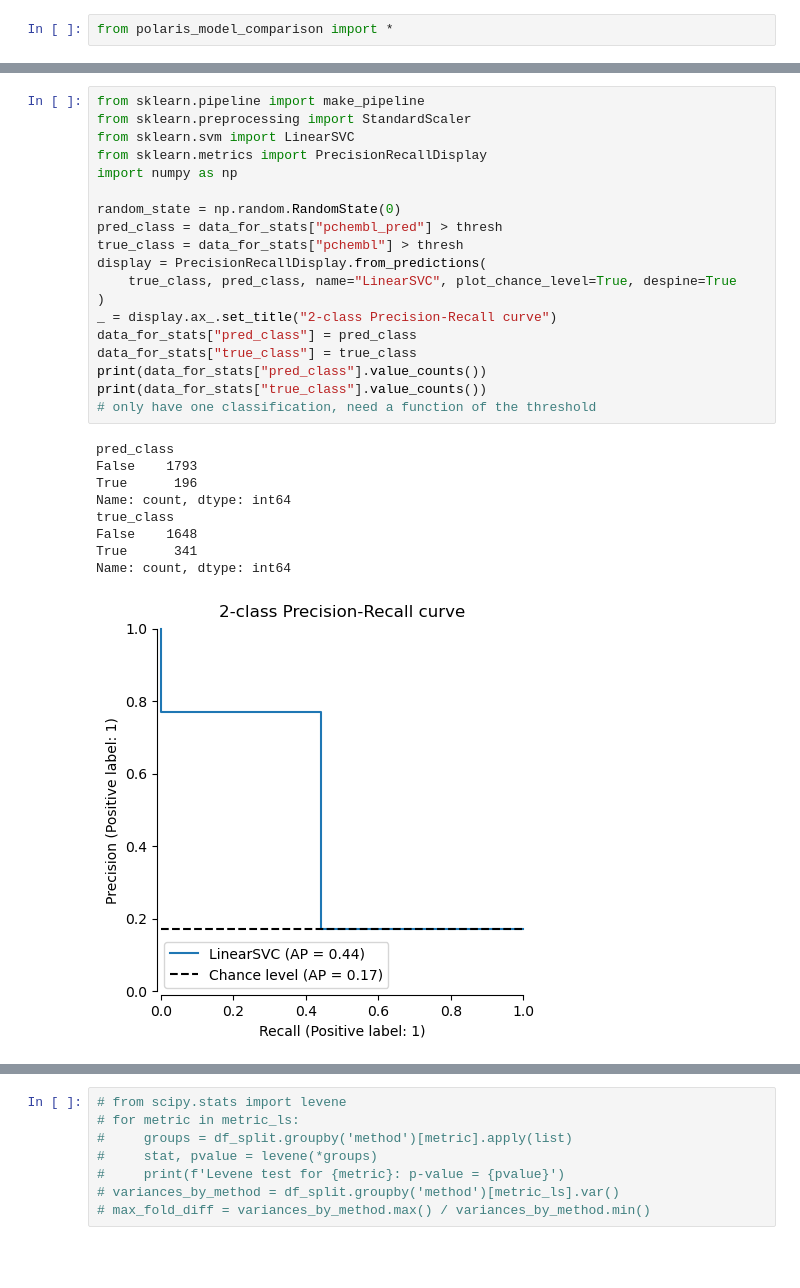
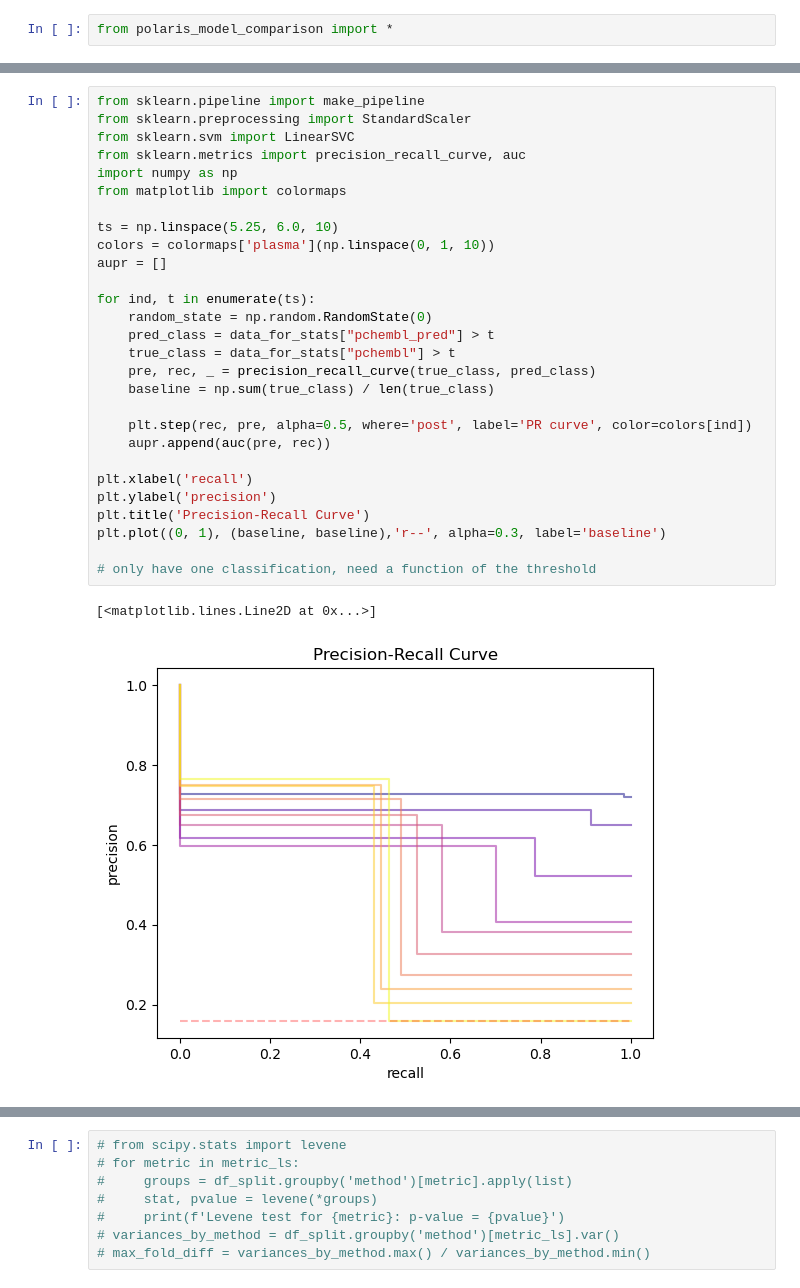
Before and after one commit to OpenADMET/openadmet-models, a Jupyter notebook: openadmet_models/notebooks/minimal_lgbm_regressor.ipynb, the cells around one changed output, grey strips where cells are left out. Cells and saved outputs as stored; diff of their text form; blank space fills up the shorter version.

```diff
--- a/openadmet_models/notebooks/minimal_lgbm_regressor.ipynb
+++ b/openadmet_models/notebooks/minimal_lgbm_regressor.ipynb
@@ -169,29 +169,31 @@ metrics
 # %%
 from sklearn.pipeline import make_pipeline
 from sklearn.preprocessing import StandardScaler
 from sklearn.svm import LinearSVC
-from sklearn.metrics import PrecisionRecallDisplay
+from sklearn.metrics import precision_recall_curve, auc
 import numpy as np
+from matplotlib import colormaps
 
-random_state = np.random.RandomState(0)
-pred_class = data_for_stats["pchembl_pred"] > thresh
-true_class = data_for_stats["pchembl"] > thresh
-display = PrecisionRecallDisplay.from_predictions(
-    true_class, pred_class, name="LinearSVC", plot_chance_level=True, despine=True
-)
-_ = display.ax_.set_title("2-class Precision-Recall curve")
-data_for_stats["pred_class"] = pred_class
-data_for_stats["true_class"] = true_class
-print(data_for_stats["pred_class"].value_counts())
-print(data_for_stats["true_class"].value_counts())
+ts = np.linspace(5.25, 6.0, 10)
+colors = colormaps['plasma'](np.linspace(0, 1, 10))
+aupr = []
+
+for ind, t in enumerate(ts):
+    random_state = np.random.RandomState(0)
+    pred_class = data_for_stats["pchembl_pred"] > t
+    true_class = data_for_stats["pchembl"] > t
+    pre, rec, _ = precision_recall_curve(true_class, pred_class)
+    baseline = np.sum(true_class) / len(true_class)
+
+    plt.step(rec, pre, alpha=0.5, where='post', label='PR curve', color=colors[ind])
+    aupr.append(auc(pre, rec))
+
+plt.xlabel('recall')
+plt.ylabel('precision')
+plt.title('Precision-Recall Curve')
+plt.plot((0, 1), (baseline, baseline),'r--', alpha=0.3, label='baseline')
+
 # only have one classification, need a function of the threshold
 # %% [output]
-pred_class
-False    1793
-True      196
-Name: count, dtype: int64
-true_class
-False    1648
-True      341
-Name: count, dtype: int64
+[<matplotlib.lines.Line2D at 0x...>]
-[figure, old version]
+[figure, new version]
```
Also changed, not shown: parts of 9 cells of this notebook, 1 other file.
